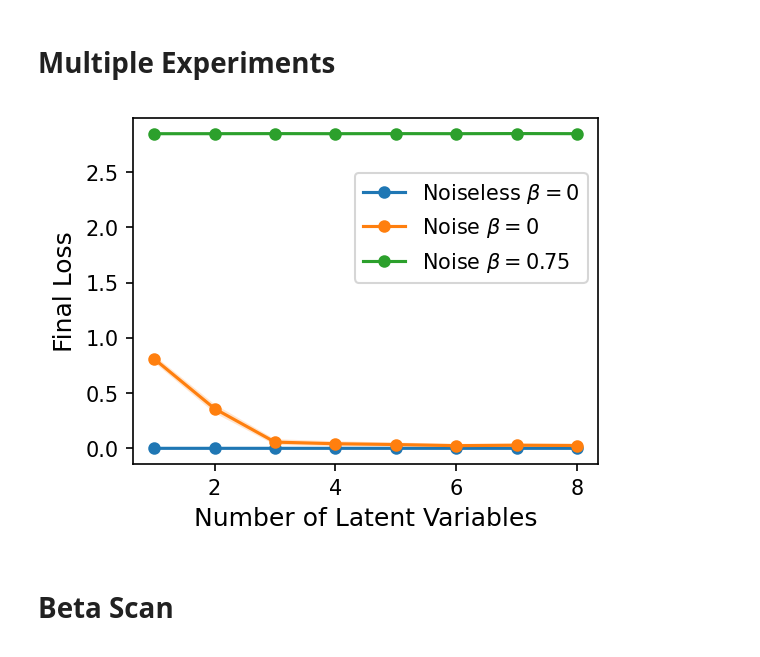
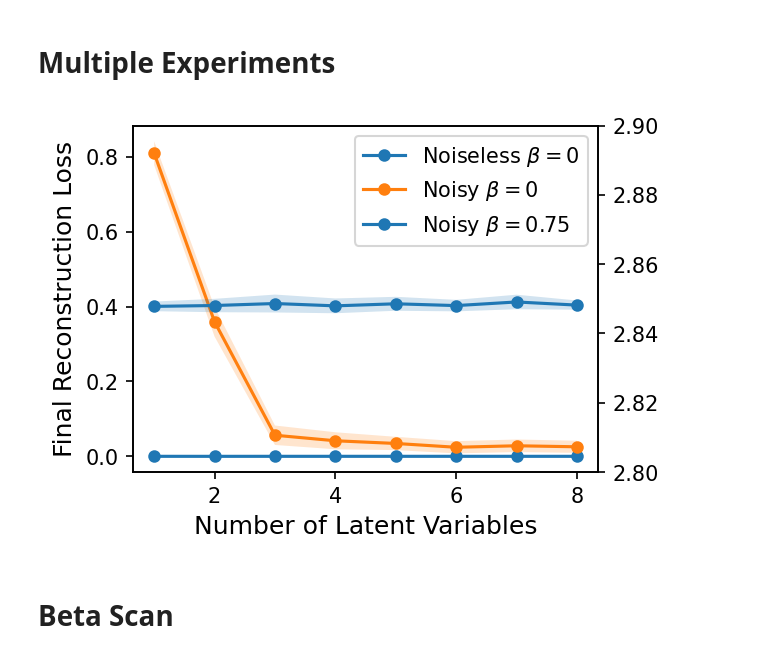
Before and after one commit to FelixFrohnertDB/Quantum-State-VAE, a Jupyter notebook: Analysis.ipynb, the cells around one changed output. Cells and saved outputs as stored; diff of their text form; code cells hidden in the pictures.

```diff
--- a/Analysis.ipynb
+++ b/Analysis.ipynb
@@ -271,38 +283,41 @@ for cnt_1, inx in enumerate(lat_arr):
     for cnt_2 in range(n_exp):
         read_dictionary = np.load('no_0beta_latent/history_{}_1_{}.npy'.format(inx,cnt_2),allow_pickle='TRUE').item()
         recon_loss_noiseless[cnt_1][cnt_2] = read_dictionary["reconstruction_loss"][-1]
 
         read_dictionary = np.load('noise_0beta_latent/history_{}_1_{}.npy'.format(inx,cnt_2),allow_pickle='TRUE').item()
         recon_loss_noise[cnt_1][cnt_2] = read_dictionary["reconstruction_loss"][-1]
 
         read_dictionary = np.load('noise_075beta_latent/history_{}_1_{}.npy'.format(inx,cnt_2),allow_pickle='TRUE').item()
         recon_loss_noise_075[cnt_1][cnt_2] = read_dictionary["reconstruction_loss"][-1]
 
 av_recon_loss_arr_noiseless = np.average(recon_loss_noiseless,axis=1)
 std_recon_loss_arr_noiseless = np.std(recon_loss_noiseless,axis=1)
 
 av_recon_loss_arr_noise = np.average(recon_loss_noise,axis=1)
 std_recon_loss_arr_noise = np.std(recon_loss_noise,axis=1)
 
 av_recon_loss_arr_noise_075 = np.average(recon_loss_noise_075,axis=1)
 std_recon_loss_arr_noise_075 = np.std(recon_loss_noise_075,axis=1)
 
 fig, ax = plt.subplots(figsize=(4, 3),dpi=150)
+
+ax2 = ax.twinx()
 ax.plot(lat_arr, av_recon_loss_arr_noiseless, marker='o', markersize="5",label="Noiseless $\\beta=0$")
 ax.fill_between(lat_arr, (av_recon_loss_arr_noiseless - std_recon_loss_arr_noiseless).flatten(), (av_recon_loss_arr_noiseless + std_recon_loss_arr_noiseless).flatten(), alpha=0.2)
 
-ax.plot(lat_arr, av_recon_loss_arr_noise, marker='o', markersize="5",label="Noise $\\beta=0$")
+ax.plot(lat_arr, av_recon_loss_arr_noise, marker='o', markersize="5",label="Noisy $\\beta=0$")
 ax.fill_between(lat_arr, (av_recon_loss_arr_noise - std_recon_loss_arr_noise).flatten(), (av_recon_loss_arr_noise + std_recon_loss_arr_noise).flatten(), alpha=0.2)
 
-ax.plot(lat_arr, av_recon_loss_arr_noise_075, marker='o', markersize="5",label="Noise $\\beta=0.75$")
-ax.fill_between(lat_arr, (av_recon_loss_arr_noise_075 - std_recon_loss_arr_noise_075).flatten(), (av_recon_loss_arr_noise_075 + std_recon_loss_arr_noise_075).flatten(), alpha=0.2)
+ax2.plot(lat_arr, av_recon_loss_arr_noise_075, marker='o', markersize="5",label="Noisy $\\beta=0.75$")
+ax2.fill_between(lat_arr, (av_recon_loss_arr_noise_075 - std_recon_loss_arr_noise_075).flatten(), (av_recon_loss_arr_noise_075 + std_recon_loss_arr_noise_075).flatten(), alpha=0.2)
 
+ax2.set_ylim(2.8,2.9)
 
 ax.set_xlabel("Number of Latent Variables",fontsize=12)
-ax.set_ylabel("Final Loss",fontsize=12)
-fig.legend(bbox_to_anchor=(0.9, 0.78))
+ax.set_ylabel("Final Reconstruction Loss",fontsize=12)
+fig.legend(bbox_to_anchor=(0.9, 0.88))
 plt.show()
 # %% [output]
-[figure, old version]
+[figure, new version]
 # %% [markdown]
 # Beta Scan
```
Also changed, not shown: parts of 19 cells of this notebook, 1 other file.
